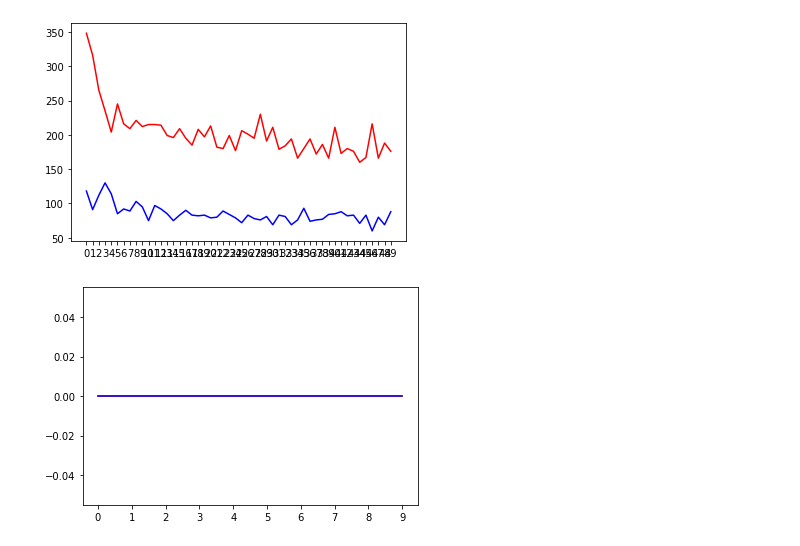
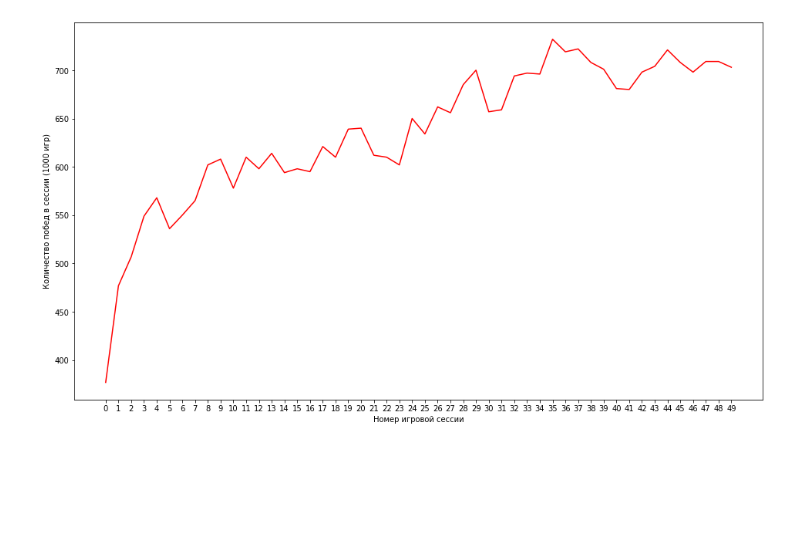
Before and after one commit to yinozemcev/ISIT, a Jupyter notebook: tictactoeRL/Tic-Tac-Toe.ipynb, the cells around one changed output. Cells and saved outputs as stored; diff of their text form; code cells hidden in the pictures; blank space fills up the shorter version.

```diff
--- a/tictactoeRL/Tic-Tac-Toe.ipynb
+++ b/tictactoeRL/Tic-Tac-Toe.ipynb
@@ -40,7 +40,7 @@ class Agent:
         self.alpha = alpha
         self.value_path = value_path
         self.init_values()
-        self.path = list()
+        self.state = EMPTY
 
     def init_values(self):
         if not exists(self.value_path):
@@ -70,24 +70,12 @@ class Agent:
         else:
             curr_state = self.next_state(prev_field, np.random.choice(empty_cells))
 
-        self.path.append(curr_state)
-        return curr_state
-
-    def choice_human(self, prev_state):
-        prev_field = toArray(prev_state)
-        empty_cells = np.argwhere(prev_field == EMPTY).flatten()
-        curr_state = self.next_state(prev_field, int(input('Введите номер ячейки для хода: '))-1)
-
-        self.path.append(curr_state)
+        self.values[self.state] += self.alpha*(self.values[curr_state] - self.values[self.state])
+        self.state = curr_state
         return curr_state
 
     def reset(self):
-        self.path.clear()
-
-    def update_values(self, reward):
-        for state in reversed(self.path):
-            self.values[state] += self.alpha*(reward - self.values[state])
-            reward = self.values[state]
+        self.state = EMPTY
 
     def save_values(self):
         self.values.tofile(self.value_path)
@@ -191,8 +139,6 @@ def session(agent1_path, agent2_path, epsilon, alpha, training_iterations, game_
 # %%
-session('agent1.values', 'agent2.values', 0.2, 0.5, 50, 500) #обучение 2 агентов
+agent = Agent(ZERO, 0.2, 0.05, 'agent.values')
+game = Game(agent)
+game.session(batch_count=50, batch_size=1000)
 # %% [output]
-[figure, old version]
+[figure, new version]
-# %%
-session('agent1.values', 'agent2.values', 0, 0.9, 10, 100) #игра 2 обученных агентов
-# %% [output]
-[figure, removed]
```
Also changed, not shown: parts of 6 cells of this notebook, 2 other files.
